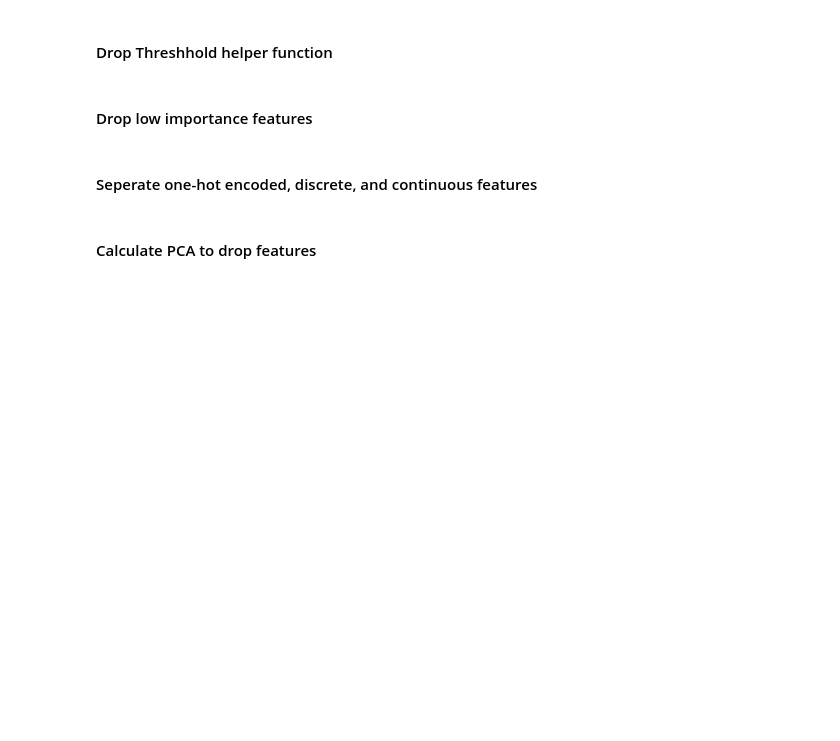
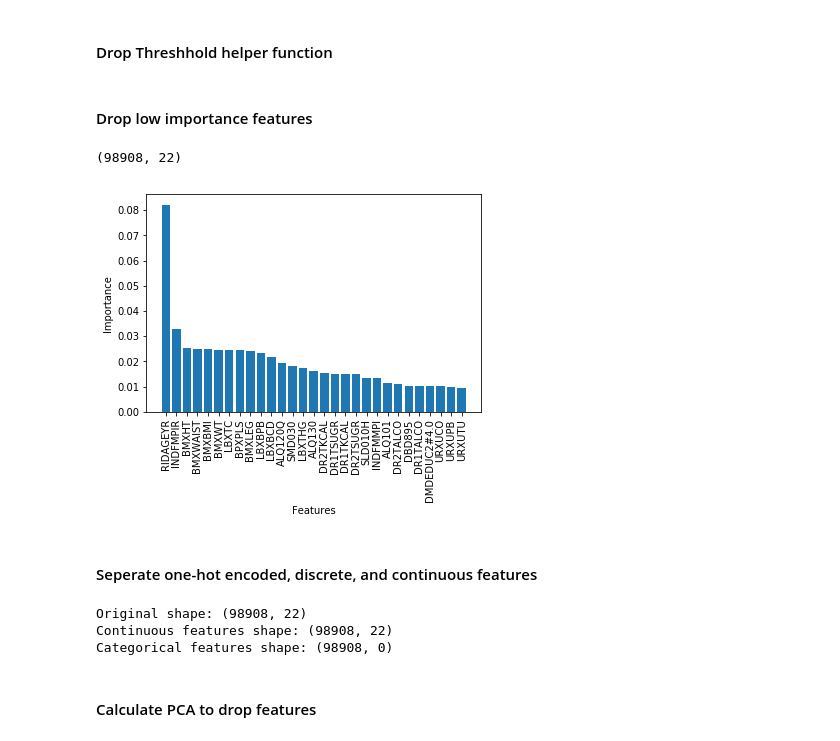
Before and after one commit to allen-n/Opportunistic, a Jupyter notebook: Demo_Dataset.ipynb, the cells around one changed output. Drawn from its saved outputs; the diff is of its cells as text; code cells hidden in the pictures; blank space fills up the shorter version.

```diff
--- a/Demo_Dataset.ipynb
+++ b/Demo_Dataset.ipynb
@@ -72,7 +72,7 @@ importances = []
 num_trees = 5
 
 for i in range(num_trees):
-    clf = ExtraTreesClassifier(n_estimators=50)
+    clf = ExtraTreesClassifier(n_estimators=100)
     clf = clf.fit(dataset_features_sel.values, dataset_targets.values.ravel())
     importances.append(clf.feature_importances_)
     print('0% [',(i+1)*'.',(num_trees-i-1)*'-','] 100%', end='\r')
@@ -113,23 +116,26 @@ def drop_threshold(threshold, df_data, df_threshold):
 # %%
 importances_mean = np.array(importances)
 importances_mean = np.mean(importances_mean, axis=0)
 importances_mean = importances_mean.reshape((1, len(importances_mean)))
 importances_mean = pd.DataFrame(importances_mean, columns=ds.features.columns, dtype='float64')
 importances_mean = importances_mean.sort_values(by=0, axis=1, ascending=False)
 
 gfs = 29 # number features to show
-df_importances = drop_threshold(0.60, dataset_features_sel, importances_mean)
+df_importances = drop_threshold(0.50, dataset_features_sel, importances_mean)
 print(df_importances.shape)
 
 # Visualize Importance:
 idx = [i for i in range(len(importances_mean.columns))]
 cols = [i for i in importances_mean.columns]
 # print(importances_mean.values[0][0:gfs])
 plt.bar(idx[0:gfs], importances_mean.values[0][0:gfs])
 plt.xticks(idx[0:gfs], importances_mean.columns[0:gfs], rotation='vertical')
 plt.xlabel('Features')
 plt.ylabel('Importance')
 plt.show()
+# %% [output]
+(98908, 22)
+[figure, added]
 # %% [markdown]
 #### Seperate one-hot encoded, discrete, and continuous features
 # %%
@@ -142,6 +148,10 @@ dataset_features_cont = df_importances.drop(columns=df_importances.filter(regex=
 print("Original shape: %s" %(df_importances.shape,))
 print("Continuous features shape: %s" %(dataset_features_cont.shape,))
 print("Categorical features shape: %s "%(dataset_features_onehot.shape,))
+# %% [output]
+Original shape: (98908, 22)
+Continuous features shape: (98908, 22)
+Categorical features shape: (98908, 0)
 # %% [markdown]
 #### Calculate PCA to drop features
 # %%
```
Also changed, not shown: parts of 7 cells of this notebook, 1 other file.
